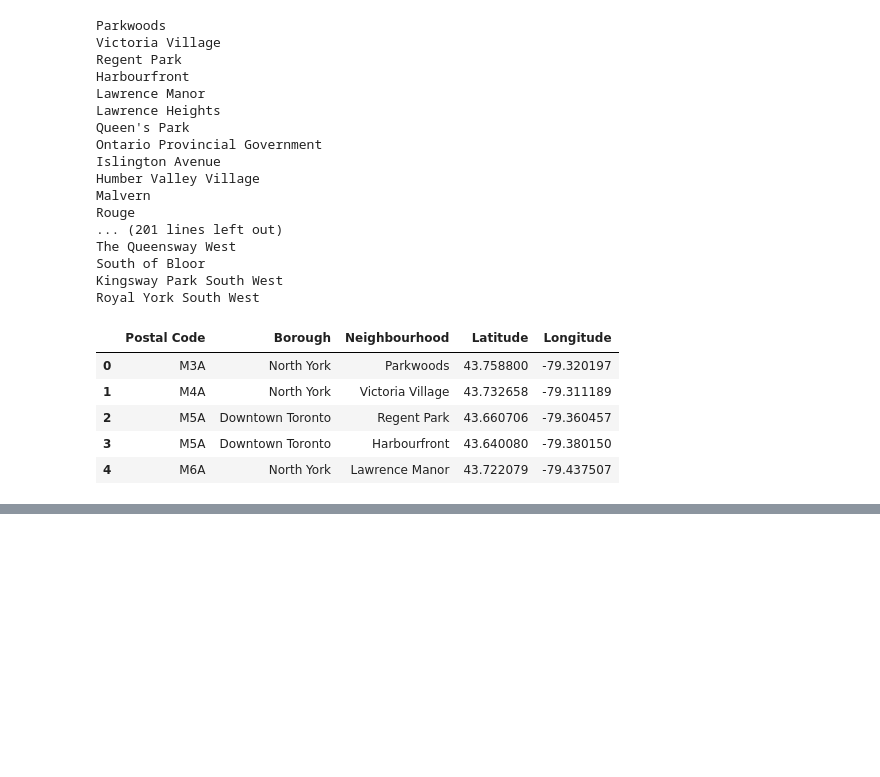
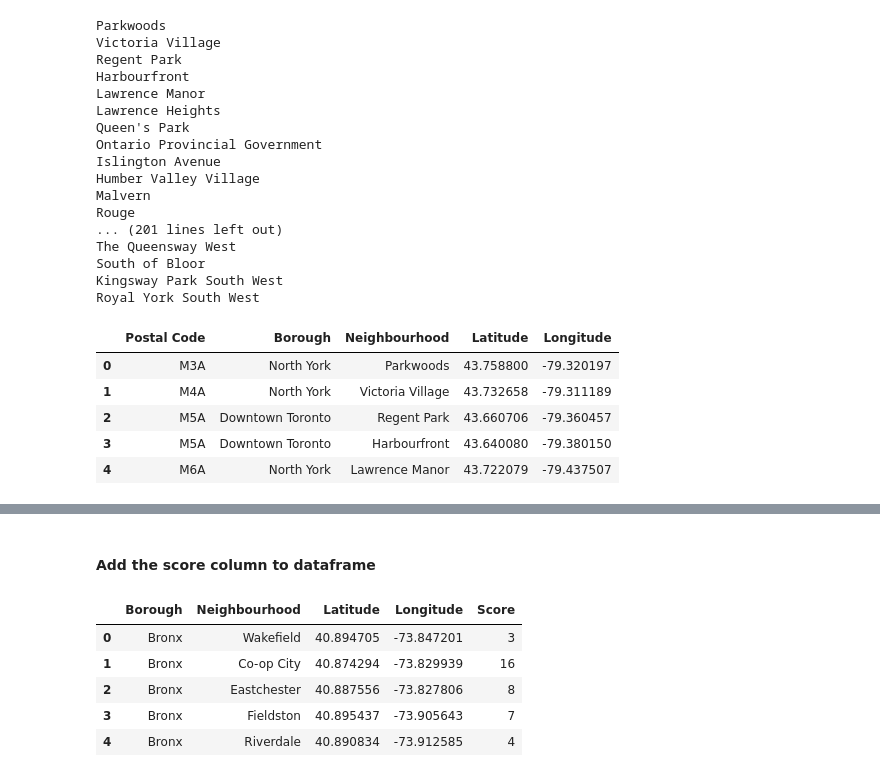
Before and after one commit to fixablecar/Coursera_DS, a Jupyter notebook: mlpy_cp4.ipynb, the cells around one changed output, grey strips where cells are left out. Cells and saved outputs as stored; diff of their text form; code cells hidden in the pictures; blank space fills up the shorter version.

```diff
--- a/mlpy_cp4.ipynb
+++ b/mlpy_cp4.ipynb
@@ -119,5 +127,5 @@ pc_df2.head()
 # %%
-CLIENT_ID = 'KSDRW32BYILNOSUYGIWMAQQU0RMTC105NSWYBDEVV0R2XEWF' # your Foursquare ID
-CLIENT_SECRET = 'UQKFFWIF5LMW5LAWGBO1XIAK2KYHJZ5VQA3F340FWYPOJFPJ' # your Foursquare Secret
-VERSION = '20180605' # Foursquare API version
-LIMIT = 100 # A default Foursquare API limit value
+CLIENT_ID = '-' # your Foursquare ID
+CLIENT_SECRET = '-' # your Foursquare Secret
+VERSION = '20210201' # Foursquare API version
+LIMIT = 200 # A default Foursquare API limit value
@@ -176,3 +186,2 @@ def getNearbyVenues(names, latitudes, longitudes, radius=500):
 # %%
-ny_nearby = getNearbyVenues(neighborhoods["Neighbourhood"], neighborhoods["Latitude"], neighborhoods["Longitude"], radius=500)
-tr_nearby = getNearbyVenues(pc_df2["Neighbourhood"], pc_df2["Latitude"], pc_df2["Longitude"], radius=500)
+ny_nearby = getNearbyVenues(neighborhoods["Neighbourhood"], neighborhoods["Latitude"], neighborhoods["Longitude"], radius=1000)
@@ -268,0 +286,14 @@ Length: 302, dtype: int64
+# %% [markdown]
+#### Add the score column to dataframe
+# %%
+temp = pd.DataFrame(ny_score,columns=["Score"])
+temp.reset_index(level="Neighbourhood",inplace=True)
+ny_df2 = neighborhoods.merge(temp, on="Neighbourhood").drop_duplicates("Neighbourhood")
+ny_df2.head()
+# %% [output]
+|  | Borough | Neighbourhood | Latitude | Longitude | Score |
+| 0 | Bronx | Wakefield | 40.894705 | -73.847201 | 3 |
+| 1 | Bronx | Co-op City | 40.874294 | -73.829939 | 16 |
+| 2 | Bronx | Eastchester | 40.887556 | -73.827806 | 8 |
+| 3 | Bronx | Fieldston | 40.895437 | -73.905643 | 7 |
+| 4 | Bronx | Riverdale | 40.890834 | -73.912585 | 4 |
```
Also changed, not shown: parts of 33 cells of this notebook.
